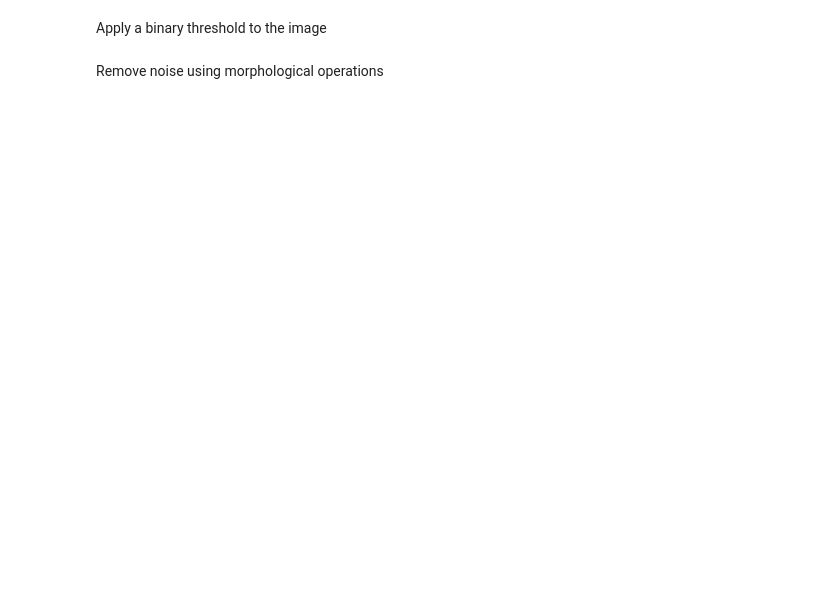
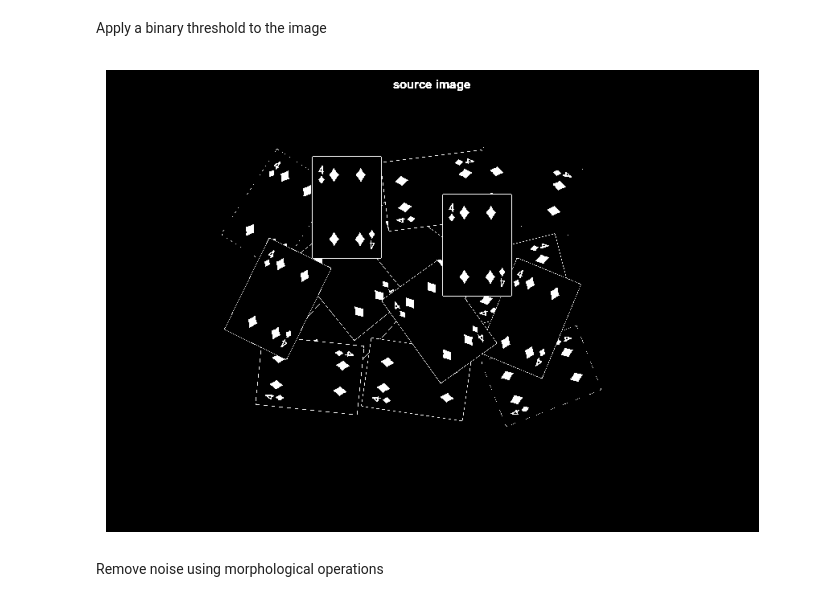
Before and after one commit to daiianaaa/Segmentation_algo, a Jupyter notebook: watershed_segmentation.ipynb, the cells around one changed output. Cells and saved outputs as stored; diff of their text form; code cells hidden in the pictures; blank space fills up the shorter version.

```diff
--- a/watershed_segmentation.ipynb
+++ b/watershed_segmentation.ipynb
@@ -12,7 +19,15 @@ gray = cv2.cvtColor(image, cv2.COLOR_BGR2GRAY)
 # %% [markdown]
 Apply a binary threshold to the image
 # %%
+# TODO: use scikit-image instead
+
 _, binary = cv2.threshold(gray, 0, 255, cv2.THRESH_BINARY_INV + cv2.THRESH_OTSU)
+plt.figure(figsize=(10, 6))
+plt.imshow(binary, cmap='gray')
+plt.axis('off')
+plt.show()
+# %% [output]
+[figure, added]
 # %% [markdown]
 Remove noise using morphological operations
 # %%
```
Also changed, not shown: parts of 8 cells of this notebook.
